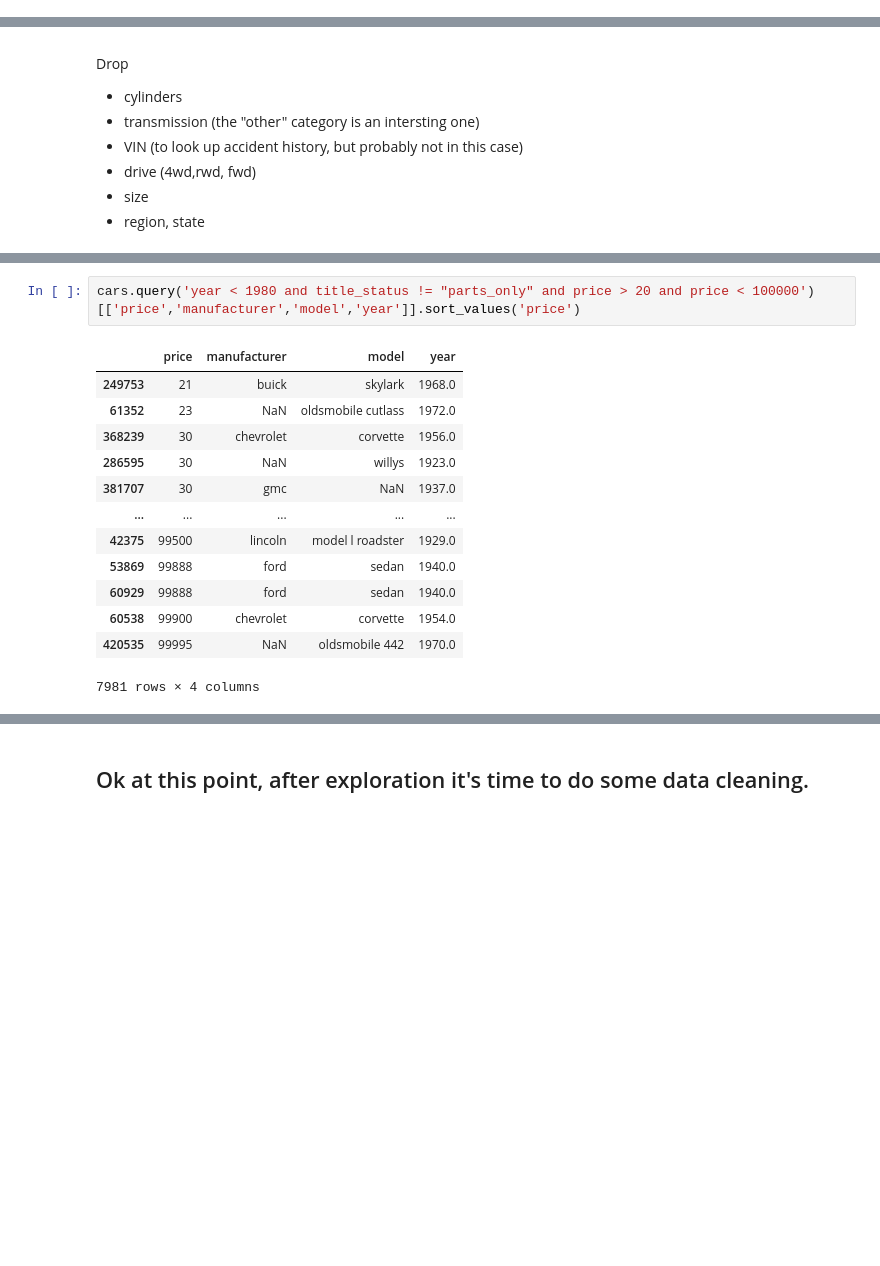
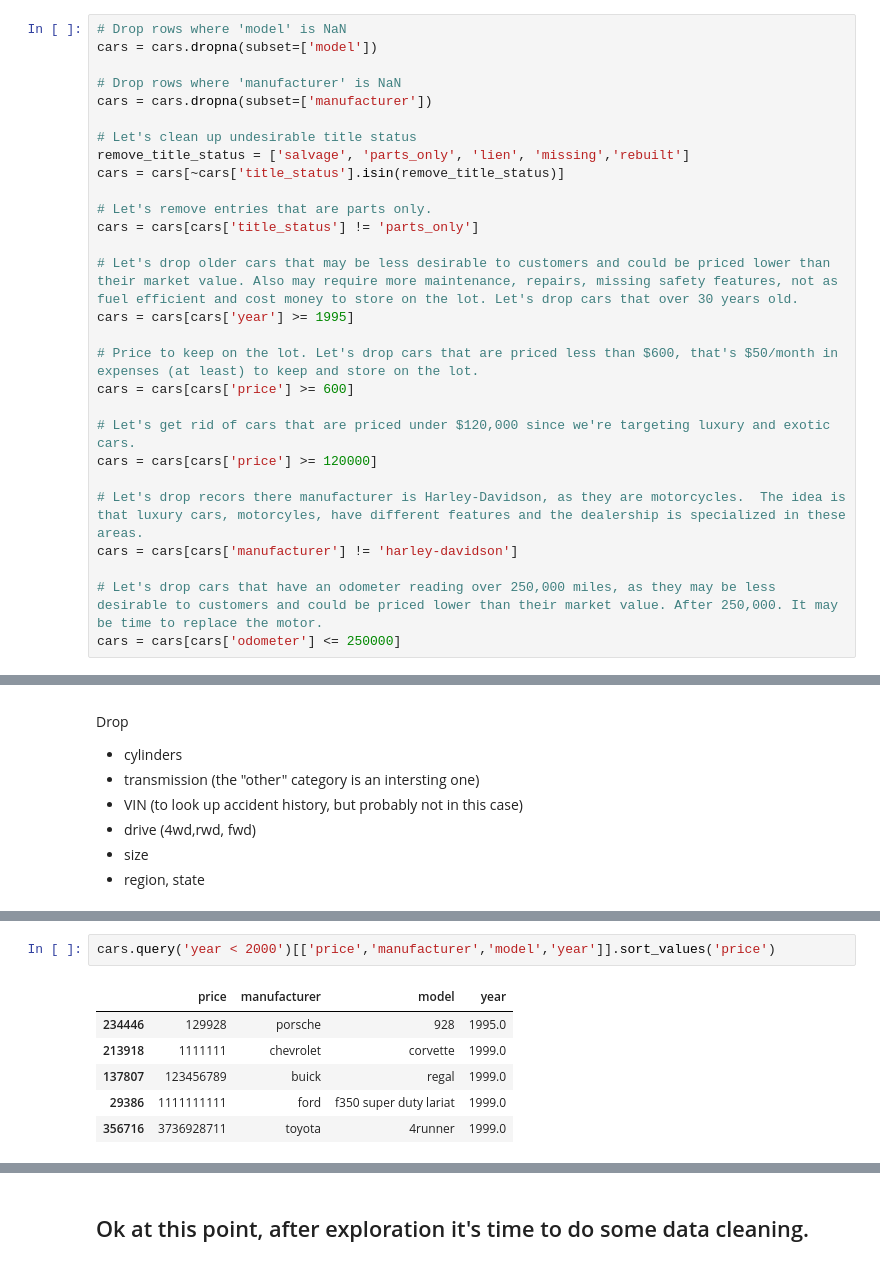
Before and after one commit to coconut808/ML-AI, a Jupyter notebook: Assignment_11.1/luxury.ipynb, the cells around one changed output, grey strips where cells are left out. Cells and saved outputs as stored; diff of their text form; blank space fills up the shorter version.

```diff
--- a/Assignment_11.1/luxury.ipynb
+++ b/Assignment_11.1/luxury.ipynb
@@ -46,6 +46,34 @@ cars.describe()
 | 50% | 7.312621e+09 | 1.395000e+04 | 2013.000000 | 8.554800e+04 |
 | 75% | 7.315254e+09 | 2.648575e+04 | 2017.000000 | 1.335425e+05 |
 | max | 7.317101e+09 | 3.736929e+09 | 2022.000000 | 1.000000e+07 |
+# %%
+# Drop rows where 'model' is NaN
+cars = cars.dropna(subset=['model'])
+
+# Drop rows where 'manufacturer' is NaN
+cars = cars.dropna(subset=['manufacturer'])
+
+# Let's clean up undesirable title status
+remove_title_status = ['salvage', 'parts_only', 'lien', 'missing','rebuilt']
+cars = cars[~cars['title_status'].isin(remove_title_status)]
+
+# Let's remove entries that are parts only.
+cars = cars[cars['title_status'] != 'parts_only']
+
+# Let's drop older cars that may be less desirable to customers and could be priced lower than their market value. Also may require more maintenance, repairs, missing safety features, not as fuel efficient and cost money to store on the lot. Let's drop cars that over 30 years old.
+cars = cars[cars['year'] >= 1995]
+
+# Price to keep on the lot. Let's drop cars that are priced less than $600, that's $50/month in expenses (at least) to keep and store on the lot.
+cars = cars[cars['price'] >= 600]
+
+# Let's get rid of cars that are priced under $120,000 since we're targeting luxury and exotic cars.
+cars = cars[cars['price'] >= 120000]
+
+# Let's drop recors there manufacturer is Harley-Davidson, as they are motorcycles.  The idea is that luxury cars, motorcyles, have different features and the dealership is specialized in these areas.
+cars = cars[cars['manufacturer'] != 'harley-davidson']
+
+# Let's drop cars that have an odometer reading over 250,000 miles, as they may be less desirable to customers and could be priced lower than their market value. After 250,000. It may be time to replace the motor.
+cars = cars[cars['odometer'] <= 250000]
 # %%
 cars['title_status'].value_counts()
 # %% [output]
@@ -227,19 +150,12 @@ plt.show()
 # %%
-cars.query('year < 1980 and title_status != "parts_only" and price > 20 and price < 100000')[['price','manufacturer','model','year']].sort_values('price')
+cars.query('year < 2000')[['price','manufacturer','model','year']].sort_values('price')
 # %% [output]
 |  | price | manufacturer | model | year |
-| 249753 | 21 | buick | skylark | 1968.0 |
-| 61352 | 23 | NaN | oldsmobile cutlass | 1972.0 |
-| 368239 | 30 | chevrolet | corvette | 1956.0 |
-| 286595 | 30 | NaN | willys | 1923.0 |
-| 381707 | 30 | gmc | NaN | 1937.0 |
-| ... | ... | ... | ... | ... |
-| 42375 | 99500 | lincoln | model l roadster | 1929.0 |
-| 53869 | 99888 | ford | sedan | 1940.0 |
-| 60929 | 99888 | ford | sedan | 1940.0 |
-| 60538 | 99900 | chevrolet | corvette | 1954.0 |
-| 420535 | 99995 | NaN | oldsmobile 442 | 1970.0 |
+| 234446 | 129928 | porsche | 928 | 1995.0 |
+| 213918 | 1111111 | chevrolet | corvette | 1999.0 |
+| 137807 | 123456789 | buick | regal | 1999.0 |
+| 29386 | 1111111111 | ford | f350 super duty lariat | 1999.0 |
+| 356716 | 3736928711 | toyota | 4runner | 1999.0 |
-7981 rows × 4 columns
 # %%
 cars.select_dtypes(include='number').corr()['price'].sort_values(ascending=False)
 # %% [output]
```
Also changed, not shown: parts of 20 cells of this notebook, 4 other files.
